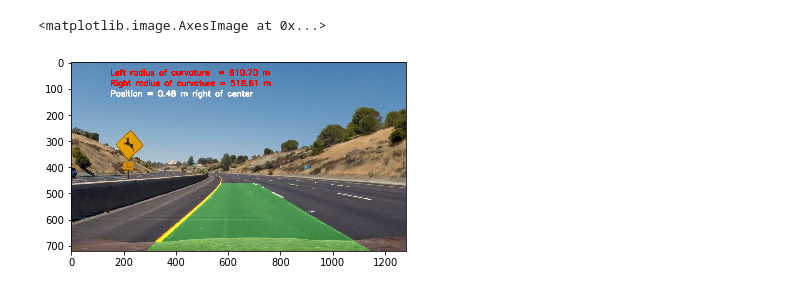
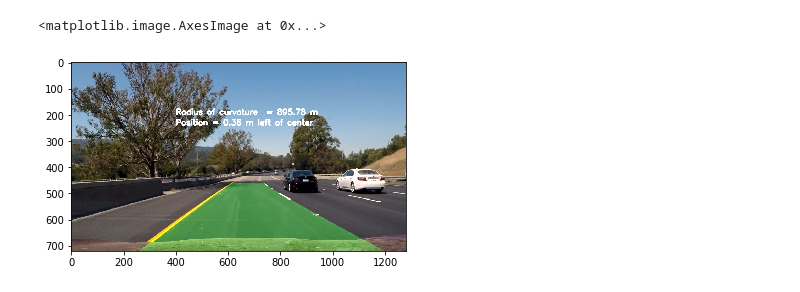
Before and after one commit to rohanraj96/Project3-AdvancedLaneLines, a Jupyter notebook: script.ipynb, the cells around one changed output. Saved outputs shown, nothing was run; the diff lists cells and outputs as text; code cells hidden in the pictures.

```diff
--- a/script.ipynb
+++ b/script.ipynb
@@ -145,6 +90,5 @@ def dir_thresh(img, ksize = 3, thresh = (0, np.pi/2)):
 # %%
-def reinforce(img, kernel = (3,3)):
-    blur = cv2.GaussianBlur(img, (7,7), 0)
+def reinforce(img, kernel = (5, 5)):
     kernel = np.ones(kernel, np.uint8)
-    dilation = cv2.dilate(blur, kernel, iterations = 1)
-    return dilation
+    opening = cv2.morphologyEx(img, cv2.MORPH_OPEN, kernel)
+    return opening
@@ -166,39 +95,26 @@ def roi(img, vertices):
 # %%
-def util(result):
+def util(result, leftx, lefty, rightx, righty, left_fitx, right_fitx):
 
     ploty = np.linspace(0, 719, num=720)
-    quadratic_coeff = 3e-4
-    leftx = np.array([200 + (y**2)*quadratic_coeff + np.random.randint(-50, high=51)
-                                      for y in ploty])
-    rightx = np.array([900 + (y**2)*quadratic_coeff + np.random.randint(-50, high=51)
-                                        for y in ploty])
-    leftx = leftx[::-1]
-    rightx = rightx[::-1]
-    left_fit_new = np.polyfit(ploty, leftx, 2)
-    left_fitx = left_fit_new[0]*ploty**2 + left_fit_new[1]*ploty + left_fit_new[2]
-    right_fit_new = np.polyfit(ploty, rightx, 2)
-    right_fitx = right_fit_new[0]*ploty**2 + right_fit_new[1]*ploty + right_fit_new[2]
     y_eval = np.max(ploty)
-    left_curverad = ((1 + (2*left_fit_new[0]*y_eval + left_fit_new[1])**2)**1.5) / np.absolute(2*left_fit_new[0])
-    right_curverad = ((1 + (2*right_fit_new[0]*y_eval + right_fit_new[1])**2)**1.5) / np.absolute(2*right_fit_new[0])
 
     ym_per_pix = 30/720
     xm_per_pix = 3.7/700
 
-    left_fit_cr = np.polyfit(ploty*ym_per_pix, leftx*xm_per_pix, 2)
-    right_fit_cr = np.polyfit(ploty*ym_per_pix, rightx*xm_per_pix, 2)
+
+    left_fit_cr = np.polyfit(lefty*ym_per_pix, leftx*xm_per_pix, 2)
+    right_fit_cr = np.polyfit(righty*ym_per_pix, rightx*xm_per_pix, 2)
     left_curverad = ((1 + (2*left_fit_cr[0]*y_eval*ym_per_pix + left_fit_cr[1])**2)**1.5) / np.absolute(2*left_fit_cr[0])
     right_curverad = ((1 + (2*right_fit_cr[0]*y_eval*ym_per_pix + right_fit_cr[1])**2)**1.5) / np.absolute(2*right_fit_cr[0])
+    rad = (left_curverad + right_curverad)/2
     middle = (left_fitx[-1] + right_fitx[-1])//2
     position = img.shape[1]//2
     l_or_r = (position - middle)*xm_per_pix
     font = cv2.FONT_HERSHEY_SIMPLEX
-    cv2.putText(result,'Left radius of curvature  = %.2f m'%(left_curverad),(150,50), font, 1,(255,0,0),3,cv2.LINE_AA)
-    cv2.putText(result,'Right radius of curvature = %.2f m'%(right_curverad),(150,90), font, 1,(255,0,0),3,cv2.LINE_AA)
-    cv2.putText(result,'Position = %.2f m %s of center'%(abs(l_or_r), 'left' if l_or_r < 0 else 'right'),(150,130),
+    cv2.putText(result,'Radius of curvature  = %.2f m'%(rad),(400,200), font, 1,(255,255,255),3,cv2.LINE_AA)
+#     cv2.putText(result,'Right radius of curvature = %.2f m'%(right_curverad),(150,90), font, 1,(255,0,0),3,cv2.LINE_AA)
+#     cv2.putText(result,'Left radius of curvature = %.2f m'%(left_curverad),(150,130), font, 1,(255,0,0),3,cv2.LINE_AA)
+
+    cv2.putText(result,'Position = %.2f m %s of center'%(abs(l_or_r), 'left' if l_or_r < 0 else 'right'),(400,240),
                         font, 1,(255,255,255),3,cv2.LINE_AA)
-    return result
+    return result, rad
-# %%
-left_fit = []
-right_fit = []
-found = 0
@@ -349,10 +242,10 @@ def pipeline(img, mtx, dist, M, Minv, found):
 # %%
-test = plt.imread('test_images/test2.jpg')
+test = plt.imread('test_images/test6.jpg')
 check = pipeline(test, mtx, dist, M, Minv, found)
 plt.imshow(check)
 # %% [output]
 <matplotlib.image.AxesImage at 0x...>
-[figure, old version]
+[figure, new version]
 # %%
 def process_image(image):
     result = pipeline(image, mtx, dist, M, Minv, found)
```
Also changed, not shown: parts of 10 cells of this notebook, 11 other files.
